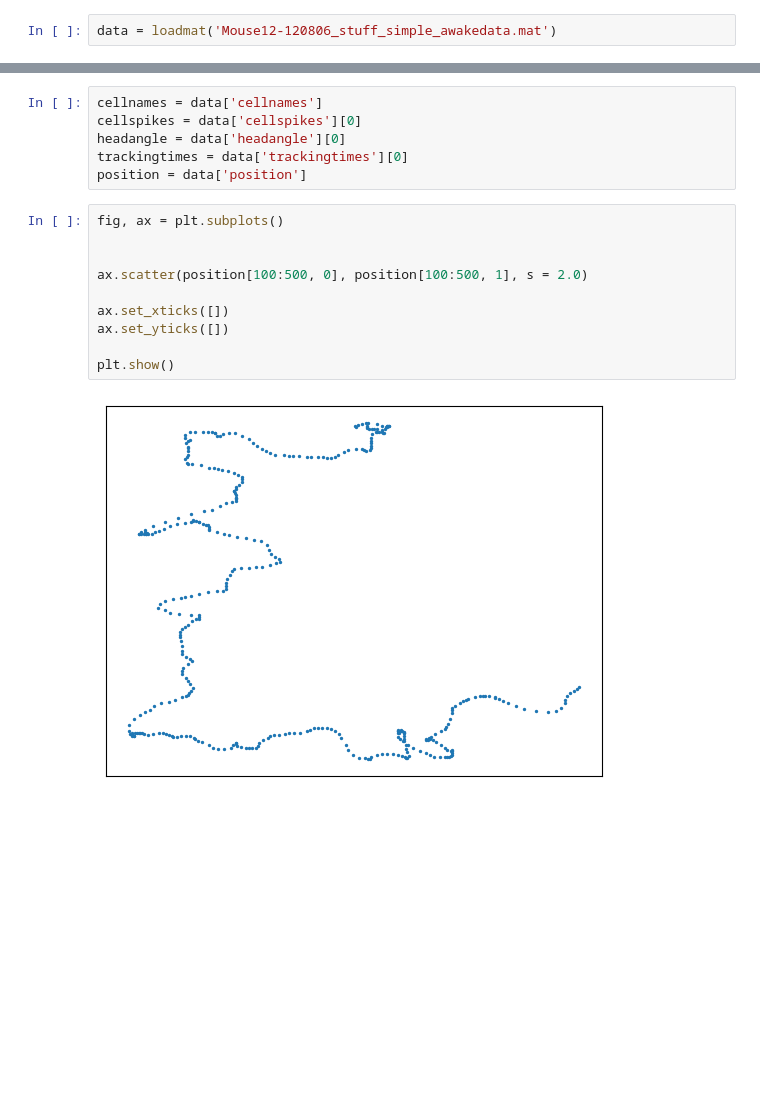
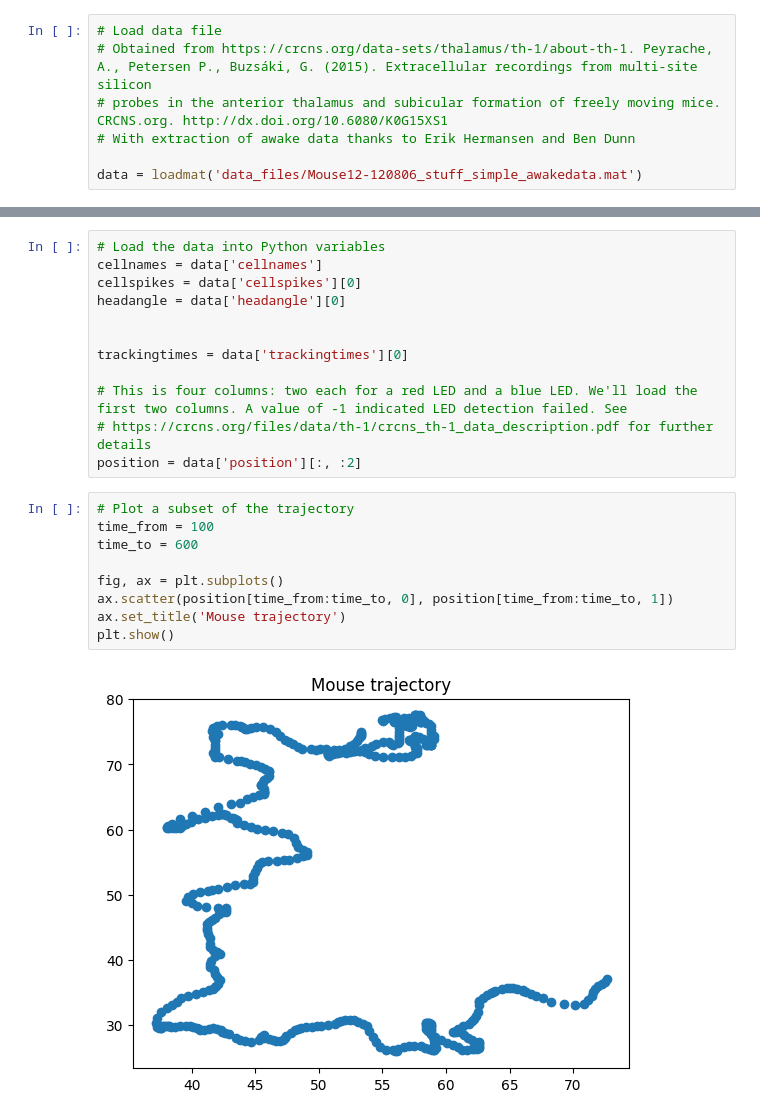
Before and after one commit to niko-schonsheck/SIAMAG25, a Jupyter notebook: mouse_head_dir.ipynb, the cells around one changed output, grey strips where cells are left out. Drawn from its saved outputs; the diff is of its cells as text; blank space fills up the shorter version.

Commit message:
first two notebooks done

```diff
--- a/mouse_head_dir.ipynb
+++ b/mouse_head_dir.ipynb
@@ -5,4 +10,9 @@ import seaborn as sns
 from ripser import ripser
 import matplotlib.pyplot as plt
 # %%
-data = loadmat('Mouse12-120806_stuff_simple_awakedata.mat')
+# Load data file
+# Obtained from https://crcns.org/data-sets/thalamus/th-1/about-th-1. Peyrache, A., Petersen P., Buzsáki, G. (2015). Extracellular recordings from multi-site silicon
+# probes in the anterior thalamus and subicular formation of freely moving mice. CRCNS.org. http://dx.doi.org/10.6080/K0G15XS1
+# With extraction of awake data thanks to Erik Hermansen and Ben Dunn
+
+data = loadmat('data_files/Mouse12-120806_stuff_simple_awakedata.mat')
@@ -11,20 +25,25 @@ data.keys()
 # %% [output]
 dict_keys(['__header__', '__version__', '__globals__', 'cellnames', 'cellspikes', 'trackingtimes', 'headangle', 'position'])
 # %%
+# Load the data into Python variables
 cellnames = data['cellnames']
 cellspikes = data['cellspikes'][0]
 headangle = data['headangle'][0]
+
+
 trackingtimes = data['trackingtimes'][0]
-position = data['position']
+
+# This is four columns: two each for a red LED and a blue LED. We'll load the first two columns. A value of -1 indicated LED detection failed. See
+# https://crcns.org/files/data/th-1/crcns_th-1_data_description.pdf for further details
+position = data['position'][:, :2]
-# %%
-fig, ax = plt.subplots()
-
-
-ax.scatter(position[100:500, 0], position[100:500, 1], s = 2.0)
-
-ax.set_xticks([])
-ax.set_yticks([])
-
-plt.show()
-# %% [output]
-[figure, removed]
+# %%
+# Plot a subset of the trajectory
+time_from = 100
+time_to = 600
+
+fig, ax = plt.subplots()
+ax.scatter(position[time_from:time_to, 0], position[time_from:time_to, 1])
+ax.set_title('Mouse trajectory')
+plt.show()
+# %% [output]
+[figure, added]
```
Also changed, not shown: parts of 36 cells of this notebook, 1 other file.
